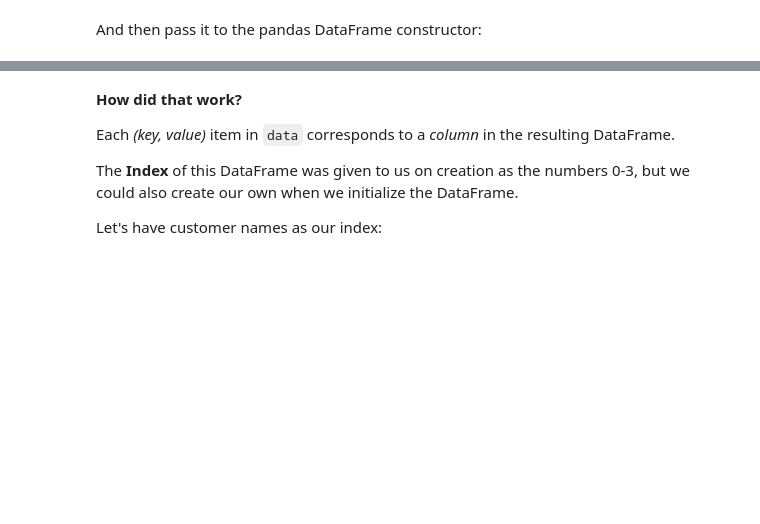
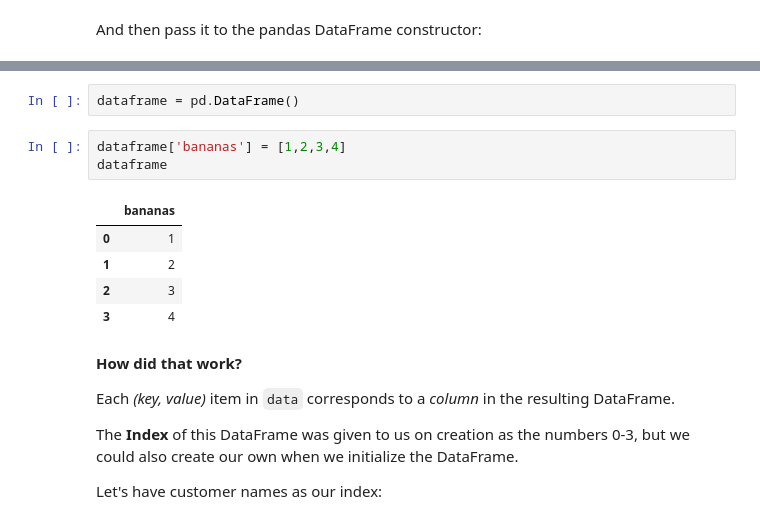
Before and after one commit to barbaroo/Machine-Learning, a Jupyter notebook: pandas/notebook.ipynb, the cells around one changed output, grey strips where cells are left out. Saved outputs shown, nothing was run; the diff lists cells and outputs as text; blank space fills up the shorter version.

```diff
--- a/pandas/notebook.ipynb
+++ b/pandas/notebook.ipynb
@@ -100,3 +120,14 @@ purchases
+# %%
+dataframe = pd.DataFrame()
+# %%
+dataframe['bananas'] = [1,2,3,4]
+dataframe
+# %% [output]
+|  | bananas |
+| 0 | 1 |
+| 1 | 2 |
+| 2 | 3 |
+| 3 | 4 |
 # %% [markdown]
 **How did that work?**
 
```
Also changed, not shown: parts of 51 cells of this notebook.
